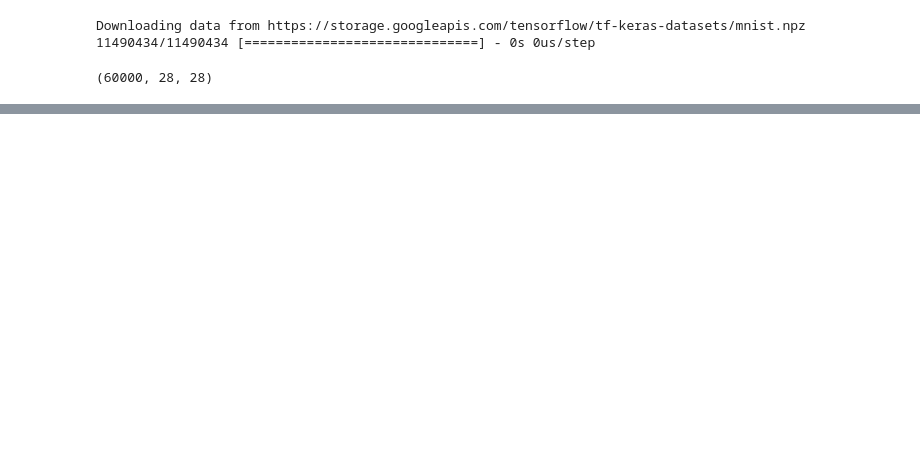
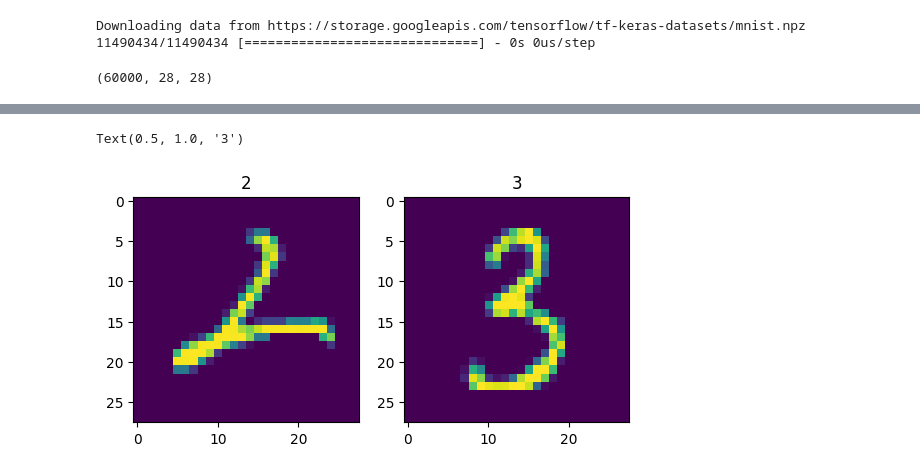
Before and after one commit to Da4kek/Neural-networks, a Jupyter notebook: cnn_y_model_mnist.ipynb, the cells around one changed output, grey strips where cells are left out. Drawn from its saved outputs; the diff is of its cells as text; code cells hidden in the pictures; blank space fills up the shorter version.

```diff
--- a/cnn_y_model_mnist.ipynb
+++ b/cnn_y_model_mnist.ipynb
@@ -80,7 +80,7 @@ plot_model(model,show_shapes=True)
 import sys
 from tensorflow.keras.callbacks import EarlyStopping, ModelCheckpoint
 early_stop = EarlyStopping(monitor="val_accuracy",patience = 1)
-checkpoint = ModelCheckpoint(filepath = "/checkpoint_model",save_weights_only = True, mode = "max",save_best_only=True,monitor="val_accuracy")
+checkpoint = ModelCheckpoint(filepath = "/checkpoint_model",save_weights_only = True, mode = "max",save_best_only=True,monitor="val_accuracy",verbose=1)
 
 model.compile(loss="categorical_crossentropy",optimizer="adam",metrics=["accuracy"])
 try:
@@ -96,0 +125,15 @@ model.save("cnn-y-model.h5")
+# %%
+def predict(num1,num2,model):
+  predicted_values = model.predict([num1.reshape(-1,28,28,1),num2.reshape(-1,28,28,1)])
+  sorted_values = np.argsort(predicted_values)
+  pred = sorted_values[:][-1][-2:]
+  return pred
+# %%
+ind = np.random.randint(0,100)
+ind2 = np.random.randint(0,100)
+fig,ax = plt.subplots(1,2)
+ax[0].imshow(x_test[ind])
+ax[0].set_title(predict(x_test[ind],x_test[ind2],model=model)[0])
+ax[1].imshow(x_test[ind2])
+ax[1].set_title(predict(x_test[ind],x_test[ind2],model=model)[1])
+# %% [output]
@@ -96,0 +142,2 @@ model.save("cnn-y-model.h5")
+Text(0.5, 1.0, '3')
+[figure, added]
```
Also changed, not shown: parts of 10 cells of this notebook.
